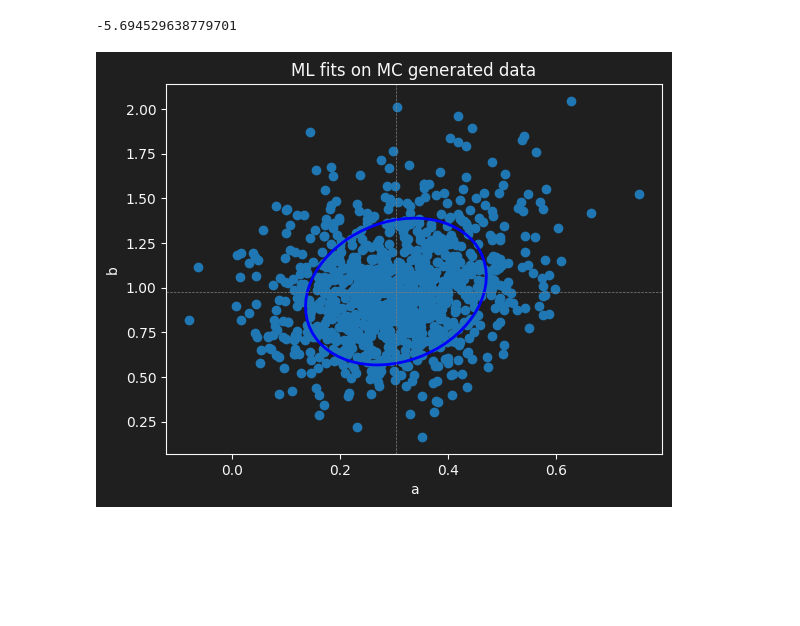
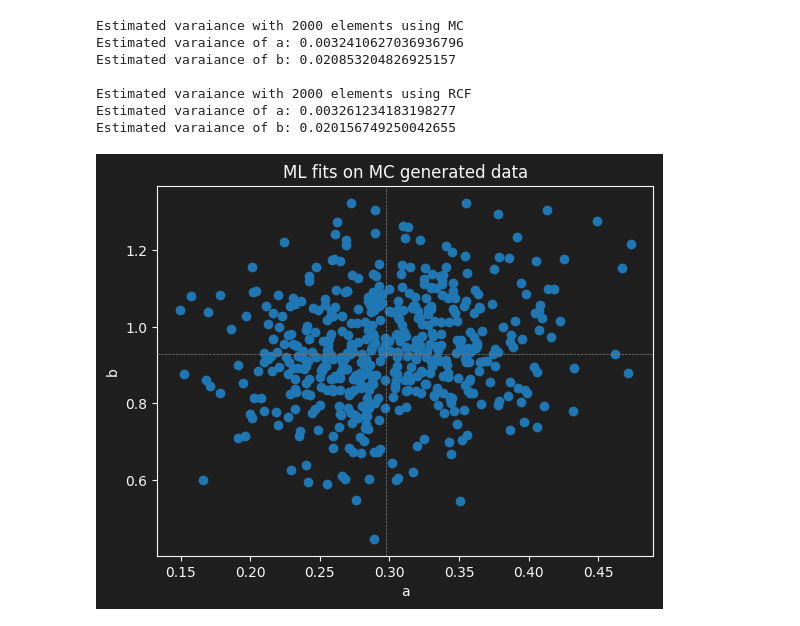
Before and after one commit to NunzioDA/EDSProjects, a Jupyter notebook: project_one/project_one.ipynb, the cells around one changed output. Saved outputs shown, nothing was run; the diff lists cells and outputs as text; code cells hidden in the pictures; blank space fills up the shorter version.

Commit message:
RCF variance is now computed

```diff
--- a/project_one/project_one.ipynb
+++ b/project_one/project_one.ipynb
@@ -69,8 +91,11 @@ def estimate_a_b(data):
     return a, b, errors, covariance, resulting_pdf
 # %%
 data = np.loadtxt("data_proj_one.dat")
+data_min = np.min(data)
+data_max = np.max(data)
 
-a, b, errors, covariance, estimated_pdf = estimate_a_b(data)
+
+a, b, errors, covariance, estimated_pdf = estimate_a_b(data, data_min, data_max)
 
 print(f"Estimated a: {a:.3f} +/- {errors[0]:.3f}")
 print(f"Estimated b: {b:.3f} +/- {errors[1]:.3f}")
@@ -84,10 +109,8 @@ fig, ax = plot_settings.figure_ax()
 x_values = np.linspace(-1, 1, 500)
 pdf_values = [estimated_pdf(x) for x in x_values]
 
-#1 5
-
 # Plot comparison between histogram of data and the estimated curve
-ax.hist(data, bins=25, density=True, alpha=0.9, color=plot_settings.color(1), label='Observed data')
+ax.hist(data, bins=25, density=True, color=plot_settings.color(1), label='Observed data')
 ax.plot(x_values, pdf_values, plot_settings.color(5), linewidth=2, label=f'Estimated pdf\na={a:.3f}, b={b:.3f}')
 plot_settings.title('Verifying estimated pdf'),
 plot_settings.set_plot_theme(ax, ylabel='PDF')
@@ -149,58 +214,41 @@ Estimated covariance coefficent with MC 0.240
+# %%
+print("Estimated varaiance with 2000 elements using MC")
+print(f"Estimated varaiance of a: {estimated_variance_a}")
+print(f"Estimated varaiance of b: {estimated_variance_b}")
+print("")
+covariance_matrix = rcf(2000, a, b, data_min, data_max)
+print("Estimated varaiance with 2000 elements using RCF")
+print(f"Estimated varaiance of a: {covariance_matrix[0][0]}")
+print(f"Estimated varaiance of b: {covariance_matrix[1][1]}")
+# %% [output]
+Estimated varaiance with 2000 elements using MC
+Estimated varaiance of a: 0.0032410627036936796
+Estimated varaiance of b: 0.020853204826925157
+
+Estimated varaiance with 2000 elements using RCF
+Estimated varaiance of a: 0.003261234183198277
+Estimated varaiance of b: 0.020156749250042655
 # %%
 # Visualizations of data generated via Monte Carlo
 from matplotlib.patches import Ellipse
 mc_a = np.mean(estimated_a)
 mc_b = np.mean(estimated_b)
 
 
-sigma_alpha = mean_error_a
-sigma_beta = mean_error_b
-rho = correlation_coeff
-alpha_hat = mc_a
-beta_hat = mc_b
-
-
-# Calcolo dell'angolo φ
-tan_2phi = (2 * rho * sigma_alpha * sigma_beta) / (sigma_alpha**2 - sigma_beta**2)
-phi = 0.5 * np.arctan(tan_2phi)
-
-print(np.degrees(phi))
 # Creazione della figura
 fig, ax = plot_settings.figure_ax()
 
 plot_settings.title('ML fits on MC generated data')
 ax.scatter(estimated_a,estimated_b,)
 
-
-# Calcolo dei semiassi principali
-a = np.sqrt(1 / (1 - rho**2)) * sigma_alpha  # semiasse maggiore
-b = np.sqrt(1 / (1 - rho**2)) * sigma_beta   # semiasse minore
-
-# Calcolo dei termini comuni
-rho2 = rho ** 2
-term_common = 4 * rho2 * sigma_alpha**2 * sigma_beta**2 + sigma_alpha**4 - 2 * sigma_alpha**2 * sigma_beta**2 + sigma_beta**4
-sqrt_term = np.sqrt(term_common)
-
-# Autovalori
-eigenvalue1 = (-(rho - 1) * (rho + 1) * sqrt_term + (rho2 - 1) * (-sigma_alpha**2 - sigma_beta**2)) /(2 * sigma_alpha**2 * sigma_beta**2 * (rho2 - 1))
-eigenvalue2 = ((rho - 1) * (rho + 1) * sqrt_term - (rho2 - 1) * (sigma_alpha**2 + sigma_beta**2)) /(2 * sigma_alpha**2 * sigma_beta**2 * (rho2 - 1))
-a1 = np.sqrt(2 / abs(eigenvalue1))
-a2 = np.sqrt(2 / abs(eigenvalue2))
-
-# Ellisse
-ellipse = Ellipse((alpha_hat, beta_hat), width=2*a1, height=2*a2, angle=np.degrees(phi),
-                  edgecolor='blue', facecolor='none', lw=2)
-ax.add_patch(ellipse)
-
 # Assi e dettagli
 
-ax.axhline(beta_hat, color='gray', linestyle='--', linewidth=0.5)
-ax.axvline(alpha_hat, color='gray', linestyle='--', linewidth=0.5)
+ax.axhline(b, color='gray', linestyle='--', linewidth=0.5)
+ax.axvline(a, color='gray', linestyle='--', linewidth=0.5)
 
 plot_settings.set_plot_theme(ax, xlabel='a',ylabel='b', show_legend=False)
 # %% [output]
--5.694529638779701
-[figure, old version]
+[figure, new version]
 # %%
 def plot_marginal_distribution(values, title, xlabel) :
     _, ax = plot_settings.figure_ax()
```
Also changed, not shown: parts of 9 cells of this notebook.
